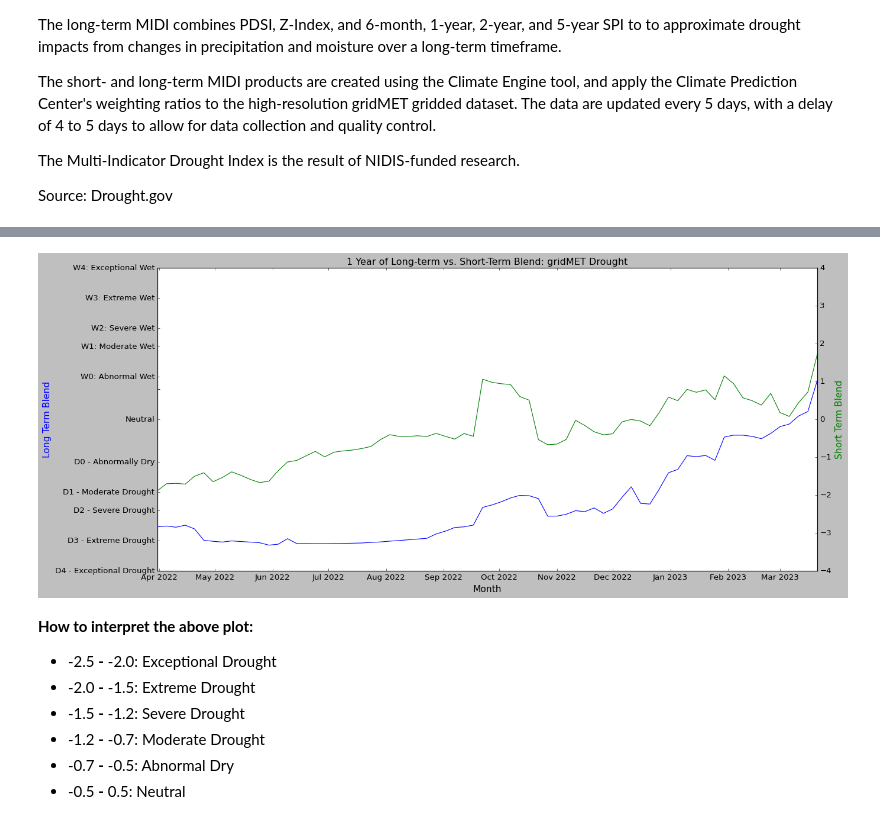
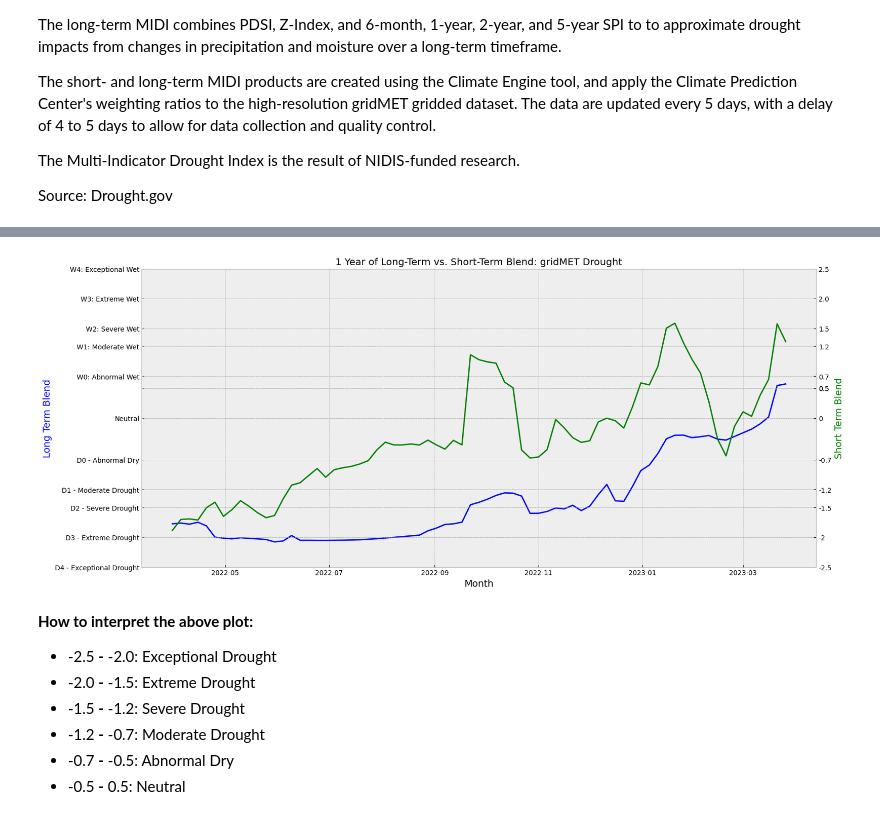
Before and after one commit to rlehrter-blm/Drought-Tools, a Jupyter notebook: Multi_Indicator_Drought_Index.ipynb, the cells around one changed output, grey strips where cells are left out. Cells and saved outputs as stored; diff of their text form; code cells hidden in the pictures.

```diff
--- a/Multi_Indicator_Drought_Index.ipynb
+++ b/Multi_Indicator_Drought_Index.ipynb
@@ -23,7 +23,7 @@ import time
 import pandas as pd
 import geopandas as gpd
 import matplotlib.pyplot as plt
-plt.style.use('classic')
+plt.style.use('bmh')
 %matplotlib inline
 import numpy as np
 requests.packages.urllib3.disable_warnings(requests.packages.urllib3.exceptions.InsecureRequestWarning)
@@ -167,38 +167,37 @@ ax.plot(date1, value1, color="blue")
 ax.set_ylim(-2.5, 2.5)
 
 #Change Y steps and labels
 y = np.array([-2.5, -2, -1.5, -1.2, -0.7, 0.5, 0, 0.5, 0.7, 1.2, 1.5, 2.0, 2.5])
-ticks = ['D4 - Exceptional Drought', 'D3 - Extreme Drought', 'D2 - Severe Drought', 'D1 - Moderate Drought', 'D0 - Abnormally Dry', '', 'Neutral', '', 'W0: Abnormal Wet', 'W1: Moderate Wet', 'W2: Severe Wet', 'W3: Extreme Wet', 'W4: Exceptional Wet']
+ticks = ['D4 - Exceptional Drought', 'D3 - Extreme Drought', 'D2 - Severe Drought', 'D1 - Moderate Drought', 'D0 - Abnormal Dry', '', 'Neutral', '', 'W0: Abnormal Wet', 'W1: Moderate Wet', 'W2: Severe Wet', 'W3: Extreme Wet', 'W4: Exceptional Wet']
 plt.yticks(y, ticks)
 
 #Add x-axis label
 ax.set_xlabel("Month", fontsize = 14)
 
 #Add first y-axis label
 ax.set_ylabel("Long Term Blend", color="blue", fontsize=14)
 
 # twin object for two different y-axis on the sample plot
 ax2=ax.twinx()
 
 # make a plot with different y-axis using second axis object
 ax2.plot(date2, value2, color="green")
 
-#Change Y1 Scale
-ax2.set_ylim(-4,4)
-
 #Add Second y-axis Label
 ax2.set_ylabel("Short Term Blend",color="green",fontsize=14)
+ax2.set_yticks([-2.5, -2, -1.5, -1.2, -0.7, 0.5, 0, 0.5, 0.7, 1.2, 1.5, 2.0, 2.5])
+ax2.set_yticklabels([-2.5, -2, -1.5, -1.2, -0.7, 0.5, 0, 0.5, 0.7, 1.2, 1.5, 2.0, 2.5])
 
 #Add Title
 plt.title('1 Year of Long-Term vs. Short-Term Blend: gridMET Drought')
 
 #Export Graph
 plt.savefig('Two_Variable_Blend_Plot.png', bbox_inches='tight')
 
 #Show Graph
 plt.show()
 # %% [output]
-[figure, old version]
+[figure, new version]
 # %% [markdown]
 **How to interpret the above plot:**
 
```
Also changed, not shown: parts of 2 cells of this notebook.
